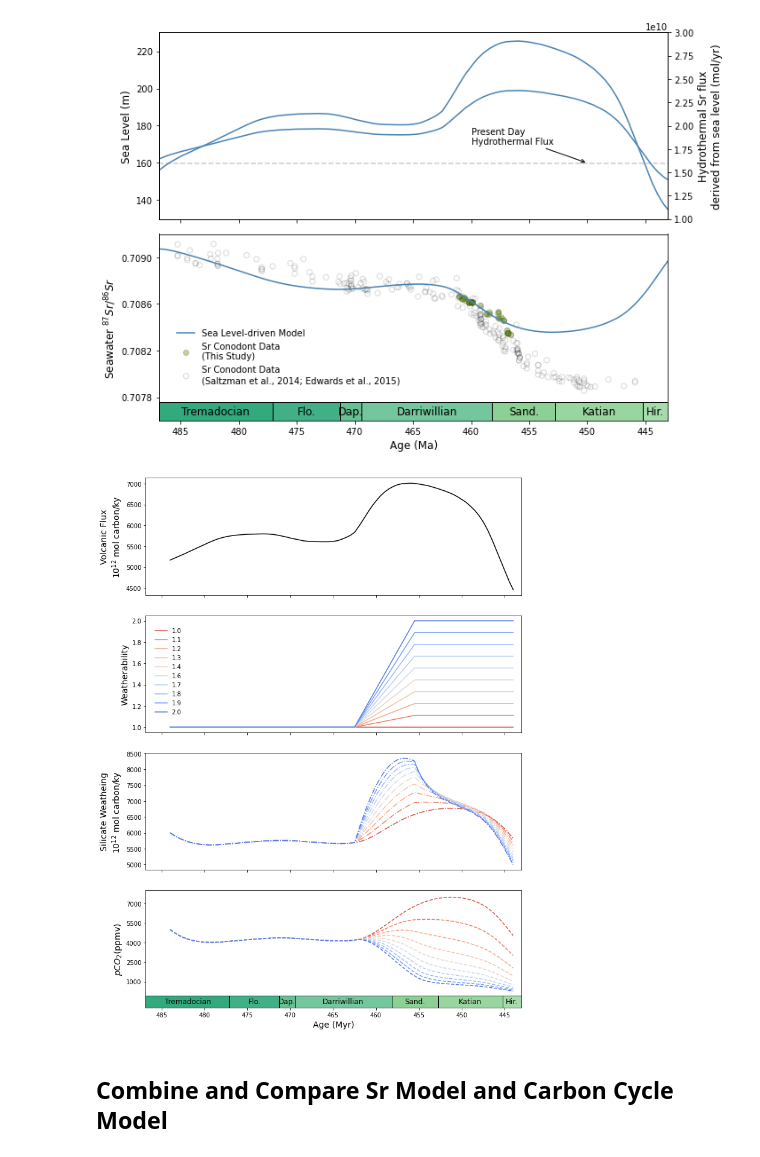
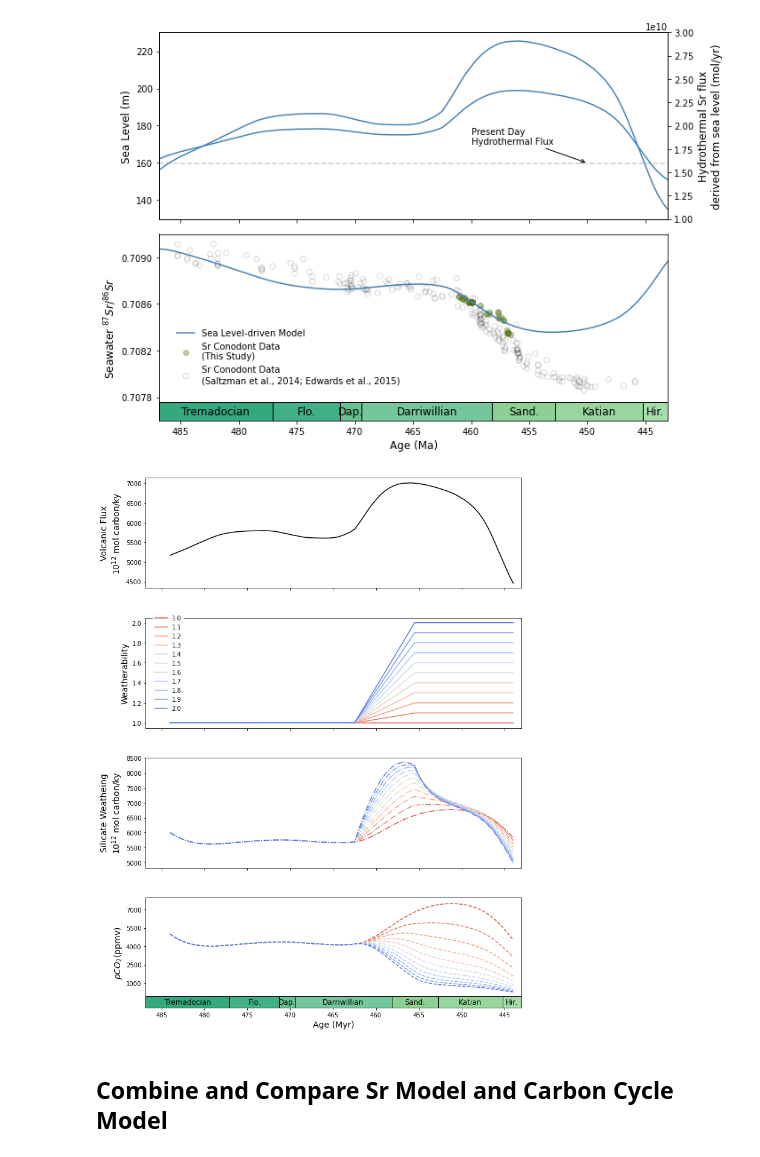
Before and after one commit to datuadiatma/avila_etal_2022, a Jupyter notebook: Notebook/Avila_etal_main_notebook.ipynb, the cells around one changed output. Drawn from its saved outputs; the diff is of its cells as text; code cells hidden in the pictures.

```diff
--- a/Notebook/Avila_etal_main_notebook.ipynb
+++ b/Notebook/Avila_etal_main_notebook.ipynb
@@ -448,7 +448,7 @@ def runmod(x):
     return results
 
 res = {}
-ns = 10
+ns = 11
 weath = np.linspace(1, 2, ns)
 for k in range(len(weath)):
     xx = str(int(k))
@@ -460,7 +460,7 @@ fig, (ax1, ax2, ax3, ax4) = plt.subplots(4, 1, sharex=True, figsize=(10,13))
 # Change color cycle to coolwarm
 import matplotlib as mpl
 from cycler import cycler
-color = plt.cm.coolwarm_r(np.linspace(0.1,0.9,10))
+color = plt.cm.coolwarm_r(np.linspace(0.1,0.9,ns))
 
 # set axes to use coolwarm color cycle
 ax2.set_prop_cycle(cycler('color', color))
@@ -487,34 +487,34 @@ ax3.set_ylabel('Silicate Weatheing\n$10^{12}$ mol carbon/ky', fontsize=14)
 ax4.set_ylim(-1000, 8000)
 ax4.set_yticks(np.linspace(1000, 7000, 5))
 
 # for ax in (ax1,ax2, ax3, ax4):
 #     ax.grid(True)
 
 ax4.set_xlabel('Age (Myr)', fontsize=14)
 ax4.set_xlim(486.85, 443.07)
 
 ax2.legend(loc='lower left', bbox_to_anchor=(0.01, 0.1), edgecolor='None')
 # ax2.legend(loc='lower left', bbox_to_anchor=(1.1, 0.5), edgecolor='None')
 # ax3.legend(loc='lower left', bbox_to_anchor=(1.1, 0.1), edgecolor='None')
 # ax4.legend(loc='lower left', bbox_to_anchor=( 1.1, 0.1), edgecolor='None')
 
 # Load Ordovician GTS2020
 chronoDf = pd.read_excel('../Data/OrdoGTS2020.xlsx')
 trans = ax4.get_xaxis_transform()
 for ind in chronoDf.index:
     ax4.add_patch(Rectangle(xy=[chronoDf['top'][ind], 0],
                            height=0.1,
                            width=chronoDf['h'][ind], transform = trans,
                            ec = 'black', fc = chronoDf['color'][ind], zorder=9))
     ax4.text(chronoDf['top'][ind]+0.5*chronoDf['h'][ind], 0.05, str(chronoDf['mix'][ind]), rotation=0,
             horizontalalignment='center',
             verticalalignment='center', transform = trans, fontsize = 12, zorder=9)
 
 plt.tight_layout()
 plt.savefig("../Figures/degassing_CO2_Sr_varyWeatherability_Final.png", dpi=300)
 plt.savefig("../Figures/degassing_CO2_Sr_varyWeatherability_Final.svg")
 # %% [output]
-[figure, old version]
+[figure, new version]
 # %%
 w_10 = res['1']['friv']
 w_20 = res['2']['friv']
```
Also changed, not shown: parts of 4 cells of this notebook, 24 other files.
